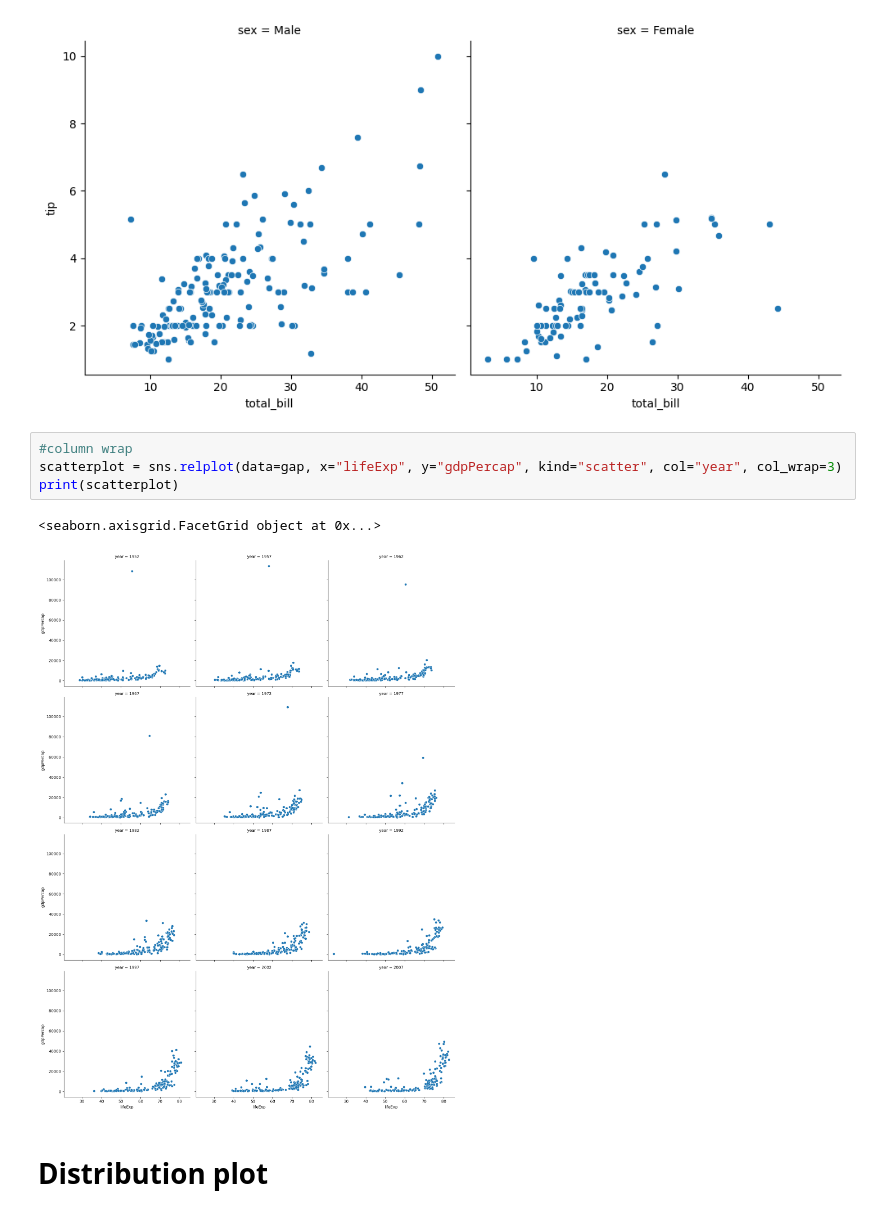
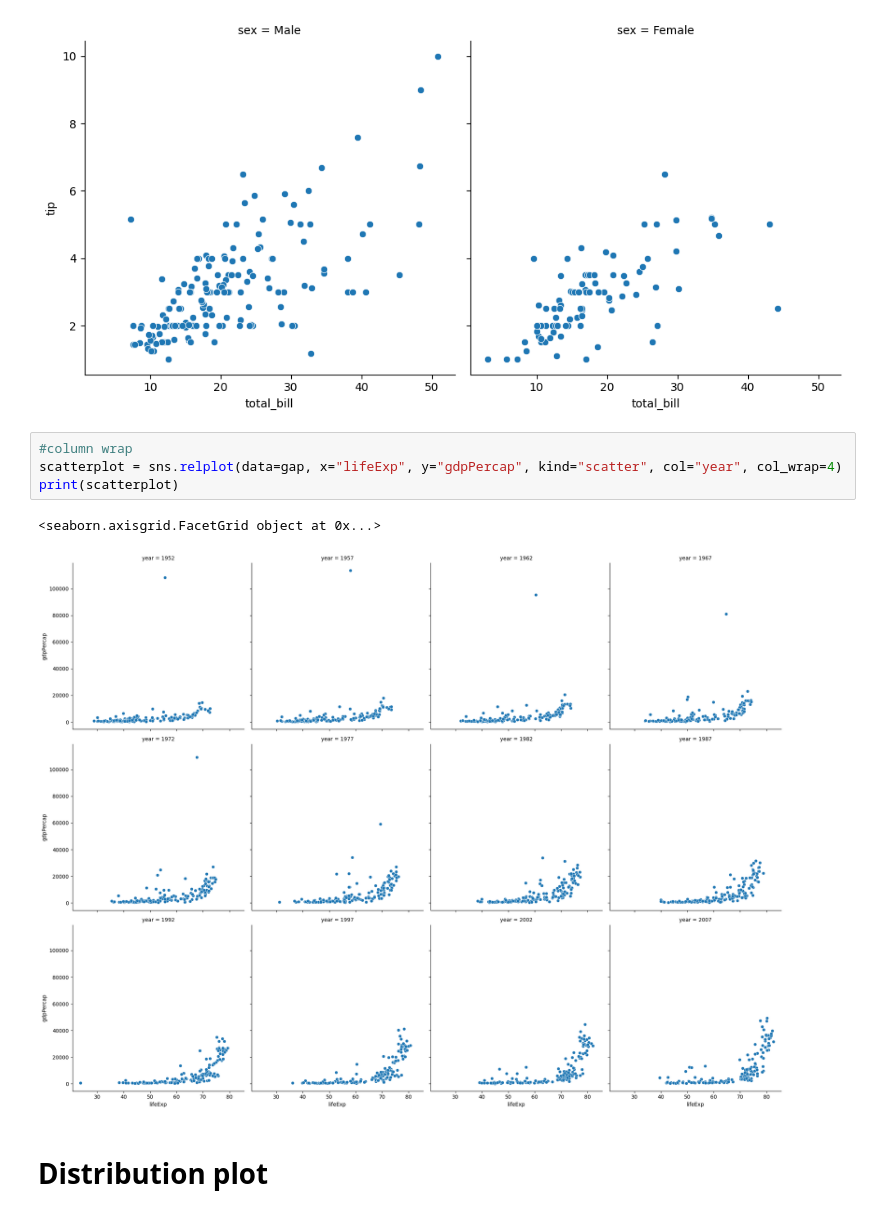
Before and after one commit to anis5165/NotJustPython, a Jupyter notebook: data_library/seaborn/relational_distribution_plot.ipynb, the cells around one changed output. Saved outputs shown, nothing was run; the diff lists cells and outputs as text.

```diff
--- a/data_library/seaborn/relational_distribution_plot.ipynb
+++ b/data_library/seaborn/relational_distribution_plot.ipynb
@@ -123,11 +123,11 @@ facetplot = sns.relplot(data=tips, x="total_bill", y="tip", kind="scatter", col=
 [figure]
 # %%
 #column wrap
-scatterplot = sns.relplot(data=gap, x="lifeExp", y="gdpPercap", kind="scatter", col="year", col_wrap=3)
+scatterplot = sns.relplot(data=gap, x="lifeExp", y="gdpPercap", kind="scatter", col="year", col_wrap=4)
 print(scatterplot)
 # %% [output]
 <seaborn.axisgrid.FacetGrid object at 0x...>
-[figure, old version]
+[figure, new version]
 # %% [markdown]
 # Distribution plot
 # %%
```
Also changed, not shown: 5 other files.
